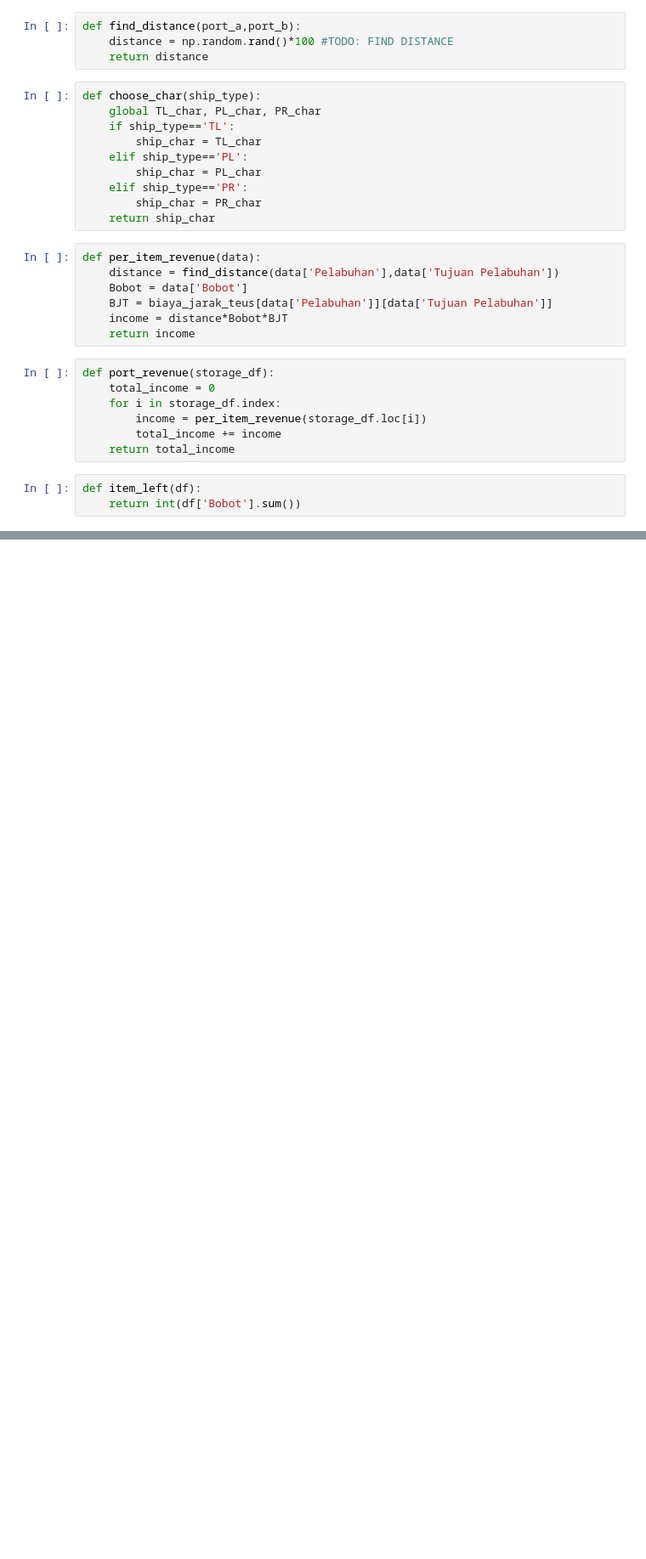
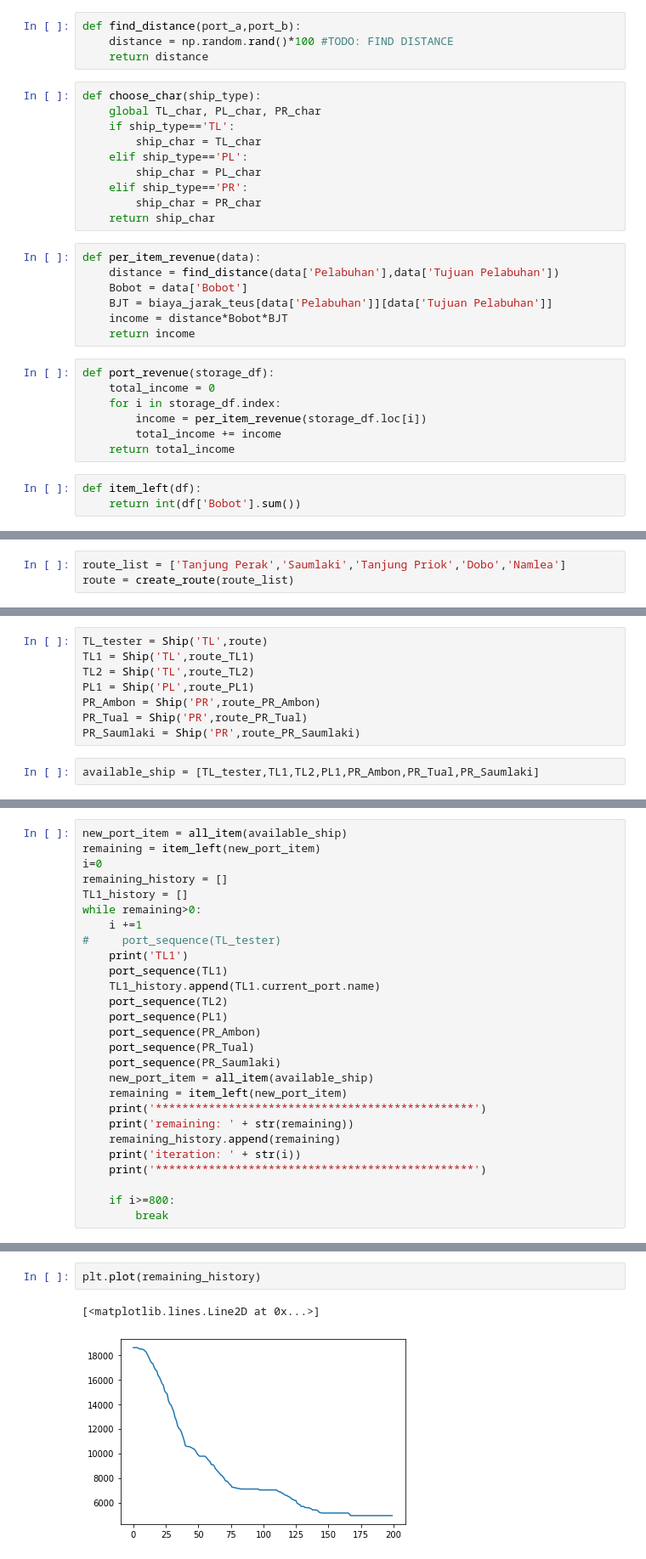
Before and after one commit to theo123490/Ship_Network_GA, a Jupyter notebook: GA_jaringan_kapal_revisi.ipynb, the cells around one changed output, grey strips where cells are left out. Shown at 85% size. Saved outputs shown, nothing was run; the diff lists cells and outputs as text; blank space fills up the shorter version.

```diff
--- a/GA_jaringan_kapal_revisi.ipynb
+++ b/GA_jaringan_kapal_revisi.ipynb
@@ -367,0 +472,3 @@ False
+# %%
+route_list = ['Tanjung Perak','Saumlaki','Tanjung Priok','Dobo','Namlea']
+route = create_route(route_list)
@@ -367,0 +493,10 @@ False
+# %%
+TL_tester = Ship('TL',route)
+TL1 = Ship('TL',route_TL1)
+TL2 = Ship('TL',route_TL2)
+PL1 = Ship('PL',route_PL1)
+PR_Ambon = Ship('PR',route_PR_Ambon)
+PR_Tual = Ship('PR',route_PR_Tual)
+PR_Saumlaki = Ship('PR',route_PR_Saumlaki)
+# %%
+available_ship = [TL_tester,TL1,TL2,PL1,PR_Ambon,PR_Tual,PR_Saumlaki]
@@ -367,0 +533,27 @@ False
+# %%
+new_port_item = all_item(available_ship)
+remaining = item_left(new_port_item)
+i=0
+remaining_history = []
+TL1_history = []
+while remaining>0:
+    i +=1
+#     port_sequence(TL_tester)
+    print('TL1')
+    port_sequence(TL1)
+    TL1_history.append(TL1.current_port.name)
+    port_sequence(TL2)
+    port_sequence(PL1)
+    port_sequence(PR_Ambon)
+    port_sequence(PR_Tual)
+    port_sequence(PR_Saumlaki)
+    new_port_item = all_item(available_ship)
+    remaining = item_left(new_port_item)
+    print('************************************************')
+    print('remaining: ' + str(remaining))
+    remaining_history.append(remaining)
+    print('iteration: ' + str(i))
+    print('************************************************')
+
+    if i>=800:
+        break
@@ -367,0 +595,5 @@ False
+# %%
+plt.plot(remaining_history)
+# %% [output]
+[<matplotlib.lines.Line2D at 0x...>]
+[figure, added]
```
Also changed, not shown: parts of 30 cells of this notebook, 5 other files.
